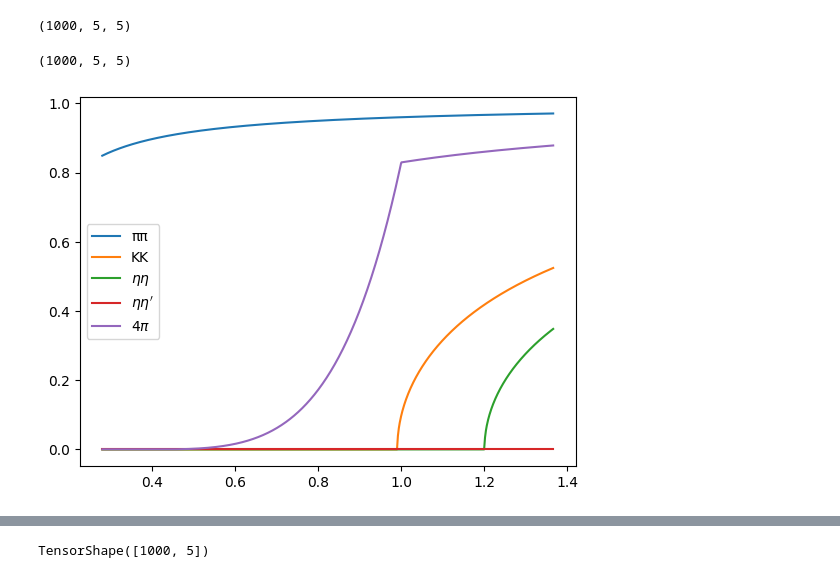
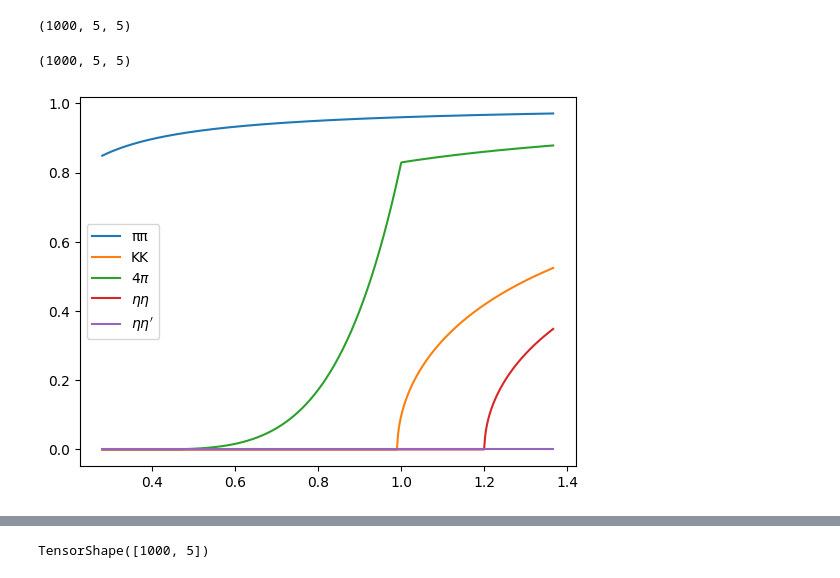
Before and after one commit to cpviolation/tfa_examples, a Jupyter notebook: notebooks/study_lineshapes.ipynb, the cells around one changed output, grey strips where cells are left out. Drawn from its saved outputs; the diff is of its cells as text; code cells hidden in the pictures.

```diff
--- a/notebooks/study_lineshapes.ipynb
+++ b/notebooks/study_lineshapes.ipynb
@@ -698,9 +698,9 @@ def KM_phsp(m2, masses):
     km_phsp = tf.stack([
         KM_phsp_twobody(m2, masses[0][0], masses[0][1]),
         KM_phsp_twobody(m2, masses[1][0], masses[1][1]),
-        KM_phsp_twobody(m2, masses[2][0], masses[2][1]),
+        KM_phsp_fourbody(m2, masses[2][0]),
         KM_phsp_twobody(m2, masses[3][0], masses[3][1]),
-        KM_phsp_fourbody(m2, masses[4][0])
+        KM_phsp_twobody(m2, masses[4][0], masses[4][1])
     ], axis=1)
     return km_phsp
 
@@ -721,7 +721,11 @@ def KM_Pvec_res(m2, m_poles, g_poles, b_poles):
     Returns:
         array: result of the sum of each poles
     """
+    m2 = tf.convert_to_tensor(m2, dtype=m_poles.dtype)
+    # If m2 is scalar, expand it to shape [1]
+    m2 = tf.reshape(m2, [-1])
     denominators = atfi.pow(m_poles,2) - tf.expand_dims(m2, axis=-1)  # add one dimension for broadcasting
+    print(b_poles, denominators)
     #numerators = tf.einsum('a,ai->ai', b_poles, g_poles)
     inv_denominators = tf.einsum('ka,a->ka', atfi.cast_complex(tf.math.reciprocal(denominators)), b_poles)
     result = tf.einsum('ka,ai->ki',inv_denominators, atfi.cast_complex(g_poles) )
@@ -827,16 +831,16 @@ print(km.shape)
 # %% [output]
 (1000, 5, 5)
 # %%
-masses = [[mpi,mpi], [mkz, mkz], [meta, meta], [meta, metap], [mpi]]
-km_phsp = KM_phsp(xplsq, masses )
+masses_poles = [[mpi,mpi], [mkz, mkz], [mpi], [meta, meta], [meta, metap]]
+km_phsp = KM_phsp(xplsq, masses_poles )
 #print(km_phsp)
 plt.plot(xplsq, atfi.real(km_phsp[:, 0]), label='ππ')
 plt.plot(xplsq, atfi.real(km_phsp[:, 1]), label='KK')
-plt.plot(xplsq, atfi.real(km_phsp[:, 2]), label=r'$\eta\eta$')
-plt.plot(xplsq, atfi.real(km_phsp[:, 3]), label=r'$\eta\eta^\prime$')
-plt.plot(xplsq, atfi.real(km_phsp[:, 4]), label=r'$4\pi$')
+plt.plot(xplsq, atfi.real(km_phsp[:, 2]), label=r'$4\pi$')
+plt.plot(xplsq, atfi.real(km_phsp[:, 3]), label=r'$\eta\eta$')
+plt.plot(xplsq, atfi.real(km_phsp[:, 4]), label=r'$\eta\eta^\prime$')
 plt.legend()
 print(tf.einsum('ki,ij->kij',km_phsp , tf.eye(5, dtype=atfi.ctype())).shape)
 # %% [output]
 (1000, 5, 5)
-[figure, old version]
+[figure, new version]
```
Also changed, not shown: parts of 26 cells of this notebook.
